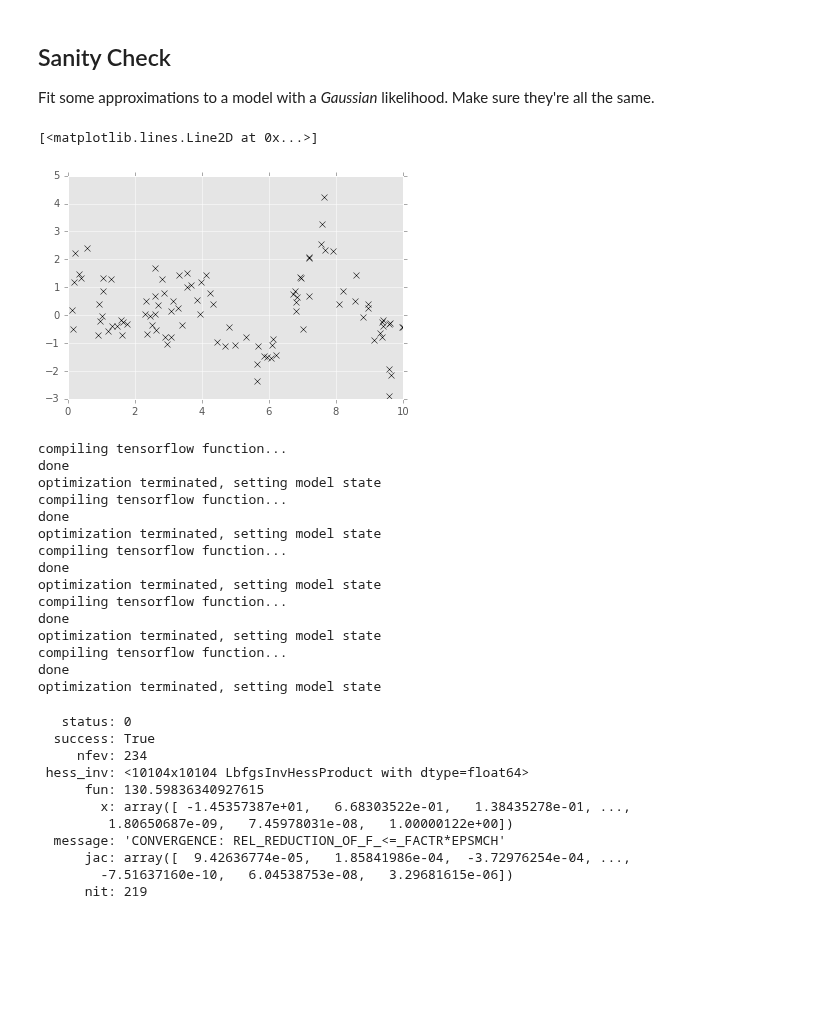
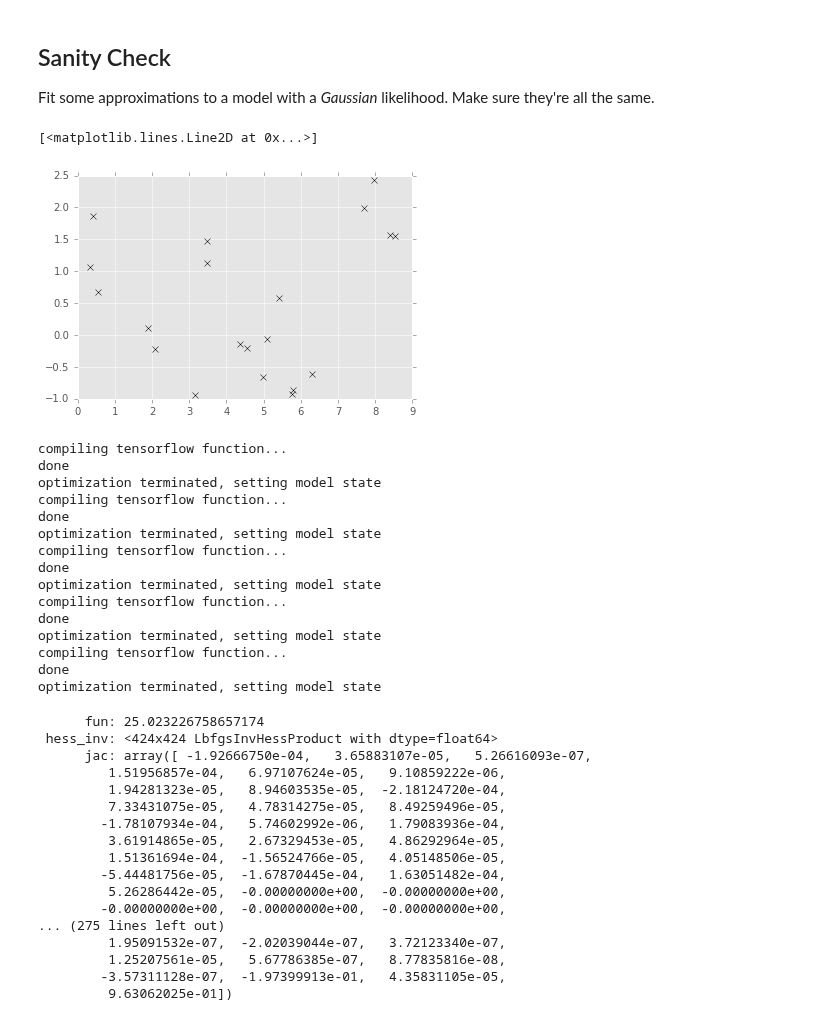
Before and after one commit to GPflow/GPflow, a Jupyter notebook: notebooks/Sanity_check.ipynb, the cells around one changed output. Saved outputs shown, nothing was run; the diff lists cells and outputs as text; code cells hidden in the pictures; blank space fills up the shorter version.

```diff
--- a/notebooks/Sanity_check.ipynb
+++ b/notebooks/Sanity_check.ipynb
@@ -11,12 +11,12 @@ from matplotlib import pyplot as plt
 import matplotlib
 matplotlib.style.use('ggplot')
 # %%
-X = np.random.rand(100,1)*10
+X = np.random.rand(20,1)*10
 Y = np.sin(X) + 0.9 * np.cos(X*1.6) + np.random.randn(*X.shape)* 0.8
 plt.plot(X, Y, 'kx')
 # %% [output]
 [<matplotlib.lines.Line2D at 0x...>]
-[figure, old version]
+[figure, new version]
 # %%
 m1 = GPflow.gpr.GPR(X, Y, kern=GPflow.kernels.RBF(1))
 m2 = GPflow.vgp.VGP(X, Y, GPflow.kernels.RBF(1), likelihood=GPflow.likelihoods.Gaussian())
@@ -48,17 +48,23 @@ optimization terminated, setting model state
 compiling tensorflow function...
 done
 optimization terminated, setting model state
-   status: 0
-  success: True
-     nfev: 234
- hess_inv: <10104x10104 LbfgsInvHessProduct with dtype=float64>
-      fun: 130.59836340927615
-        x: array([ -1.45357387e+01,   6.68303522e-01,   1.38435278e-01, ...,
-         1.80650687e-09,   7.45978031e-08,   1.00000122e+00])
-  message: 'CONVERGENCE: REL_REDUCTION_OF_F_<=_FACTR*EPSMCH'
-      jac: array([  9.42636774e-05,   1.85841986e-04,  -3.72976254e-04, ...,
-        -7.51637160e-10,   6.04538753e-08,   3.29681615e-06])
-      nit: 219
+      fun: 25.023226758657174
+ hess_inv: <424x424 LbfgsInvHessProduct with dtype=float64>
+      jac: array([ -1.92666750e-04,   3.65883107e-05,   5.26616093e-07,
+         1.51956857e-04,   6.97107624e-05,   9.10859222e-06,
+         1.94281323e-05,   8.94603535e-05,  -2.18124720e-04,
+         7.33431075e-05,   4.78314275e-05,   8.49259496e-05,
+        -1.78107934e-04,   5.74602992e-06,   1.79083936e-04,
+         3.61914865e-05,   2.67329453e-05,   4.86292964e-05,
+         1.51361694e-04,  -1.56524766e-05,   4.05148506e-05,
+        -5.44481756e-05,  -1.67870445e-04,   1.63051482e-04,
+         5.26286442e-05,  -0.00000000e+00,  -0.00000000e+00,
+        -0.00000000e+00,  -0.00000000e+00,  -0.00000000e+00,
+... (275 lines left out)
+         1.95091532e-07,  -2.02039044e-07,   3.72123340e-07,
+         1.25207561e-05,   5.67786385e-07,   8.77835816e-08,
+        -3.57311128e-07,  -1.97399913e-01,   4.35831105e-05,
+         9.63062025e-01])
 # %%
 xx = np.linspace(-1, 11, 100)[:,None]
 
```
Also changed, not shown: parts of 7 cells of this notebook, 1 other file.
